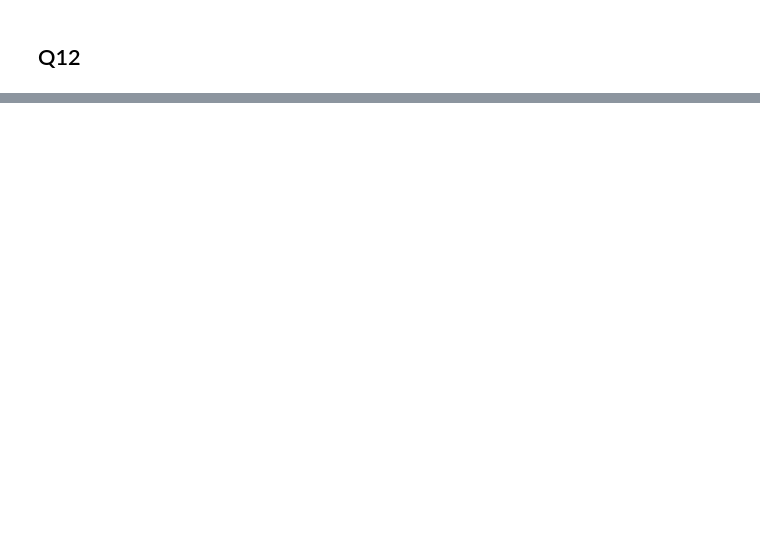
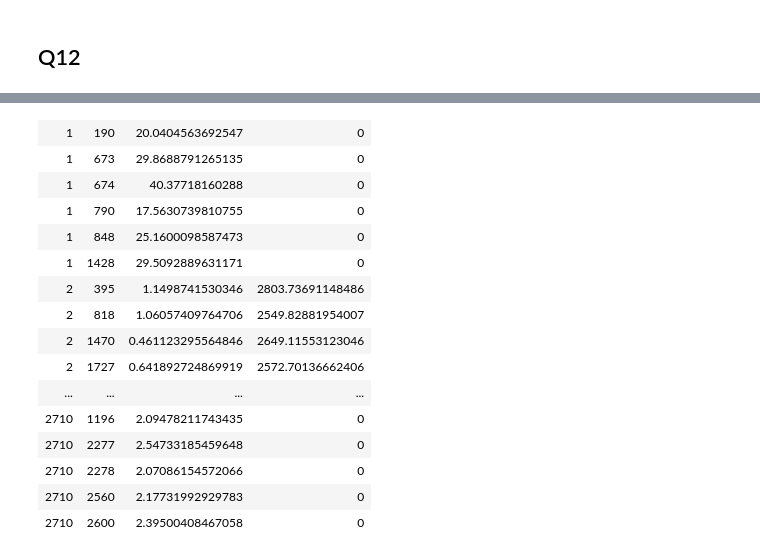
Before and after one commit to TeYuanLiu/graph_algorithms, a Jupyter notebook: Project5_Q11-13.ipynb, the cells around one changed output, grey strips where cells are left out. Saved outputs shown, nothing was run; the diff lists cells and outputs as text; code cells hidden in the pictures; blank space fills up the shorter version.

```diff
--- a/Project5_Q11-13.ipynb
+++ b/Project5_Q11-13.ipynb
@@ -138,0 +152,22 @@ axis(2)
+# %%
+time = distances(graph)
+# %%
+#id1, id2, dis, flow
+el <- matrix(0, nrow = 0, ncol = 4)
+for(x in c(1:length(neiblist))){
+    for(y in c(1:length(neiblist[[x]]))){
+        nb_id = neiblist[[x]][y]
+        dis = euc_dist[x, nb_id]*69
+        if(x %in% V(graph)$name && nb_id %in% V(graph)$name){
+            t = time[which(V(graph)$name == x), which(V(graph)$name == nb_id)]
+            speed = dis/t
+            flow = 2*(3600/((0.003+2*speed)/speed))
+        }
+        else{
+            print(x)
+            print(nb_id)
+            flow = 0
+        }
+        el <- rbind(el, c(x, nb_id, dis, flow))
+    }
+}
@@ -138,0 +216,7 @@ axis(2)
+# %%
+el[,1]=as.character(el[,1]) #Because the vertex IDs in this dataset are numbers, we make sure igraph knows these should be treated as characters. Otherwise, it'll create problems (see page on data import)
+el[,2]=as.character(el[,2])
+el=as.matrix(el) #igraph needs the edgelist to be in matrix format
+g=graph.edgelist(el[,1:2]) #We first greate a network from the first two columns, which has the list of vertices
+E(g)$weight=as.numeric(el[,3]) #We then add the edge weights to this network by assigning an edge attribute called 'weight'.
+E(g)$capacity=as.numeric(el[,4])
@@ -138,0 +249,19 @@ axis(2)
+# %%
+el
+# %% [output]
+| 1 | 190 | 20.0404563692547 | 0 |
+| 1 | 673 | 29.8688791265135 | 0 |
+| 1 | 674 | 40.37718160288 | 0 |
+| 1 | 790 | 17.5630739810755 | 0 |
+| 1 | 848 | 25.1600098587473 | 0 |
+| 1 | 1428 | 29.5092889631171 | 0 |
+| 2 | 395 | 1.1498741530346 | 2803.73691148486 |
+| 2 | 818 | 1.06057409764706 | 2549.82881954007 |
+| 2 | 1470 | 0.461123295564846 | 2649.11553123046 |
+| 2 | 1727 | 0.641892724869919 | 2572.70136662406 |
+| ... | ... | ... | ... |
+| 2710 | 1196 | 2.09478211743435 | 0 |
+| 2710 | 2277 | 2.54733185459648 | 0 |
+| 2710 | 2278 | 2.07086154572066 | 0 |
+| 2710 | 2560 | 2.17731992929783 | 0 |
+| 2710 | 2600 | 2.39500408467058 | 0 |
```
Also changed, not shown: parts of 43 cells of this notebook.
